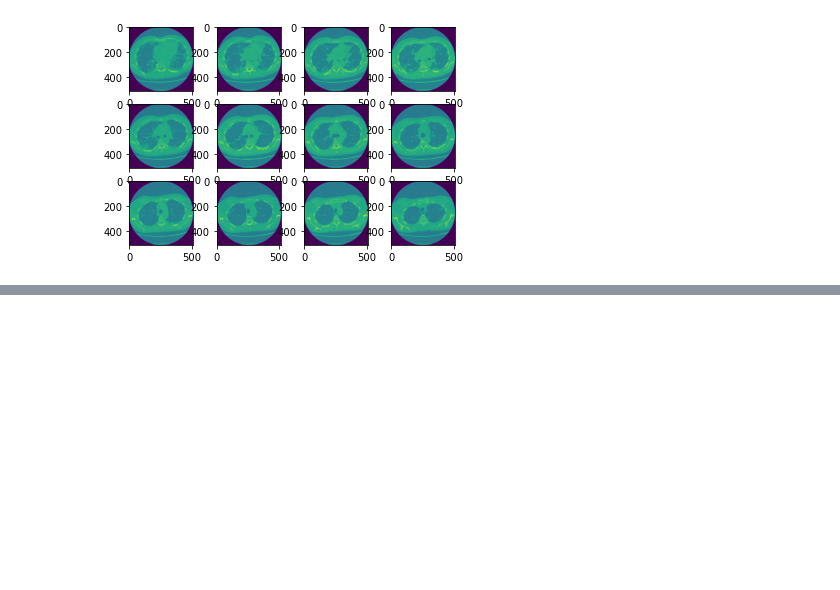
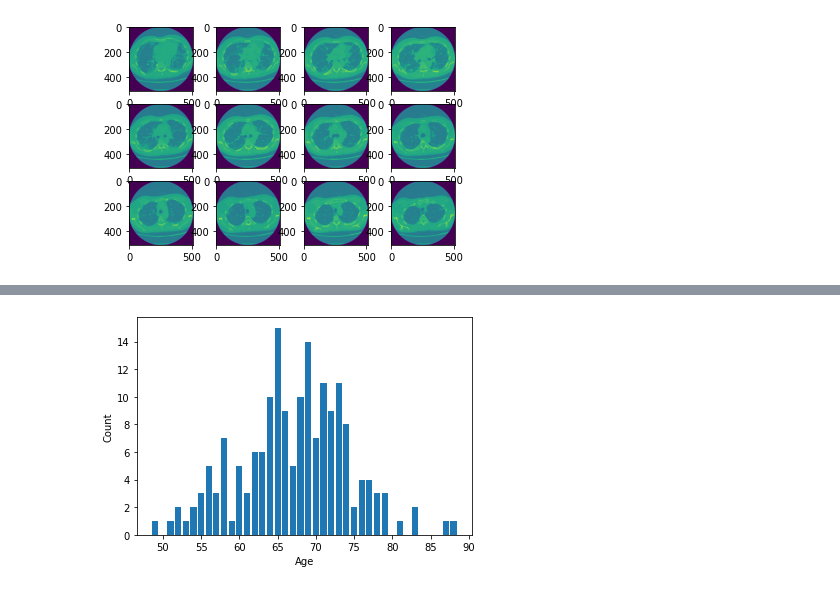
Before and after one commit to tjlogue4/kaggle-OSIC-Pulmonary-Fibrosis-Progression, a Jupyter notebook: Exploration.ipynb, the cells around one changed output, grey strips where cells are left out. Cells and saved outputs as stored; diff of their text form; code cells hidden in the pictures; blank space fills up the shorter version.

```diff
--- a/Exploration.ipynb
+++ b/Exploration.ipynb
@@ -167,0 +187,2 @@ plt.show()
+# %%
+df = pd.read_csv('F:/OISC/osic-pulmonary-fibrosis-progression/train.csv')
@@ -167,0 +222,5 @@ plt.show()
+# %%
+#craete a dataframe with only patient information
+# the below line of code selects certain columns from df and creates a new df with them
+df_patient = df[['Patient', 'Age', 'Sex', 'SmokingStatus']]
+df_patient.head()
@@ -167,0 +234,5 @@ plt.show()
+# %%
+#each patient had multiple entries and we are left with a dataframe that has duplicates
+#we need to drop these duplicate rows before we can get valuable information about our patients
+df_patient = df_patient.drop_duplicates()
+df_patient
@@ -167,0 +267,5 @@ plt.show()
+# %%
+#lets see some demogrphics of our patients
+df_age = pd.DataFrame(df_patient['Age'].value_counts(sort = False))
+df_age
+#above we counted the occurance of each age and created a dataframe
@@ -167,0 +290,16 @@ plt.show()
+# %%
+#lets plot the above
+import matplotlib.pyplot as plt
+
+x = df_age.index #we could have renamed this to something more accurate like "Age"
+y = df_age['Age'] #pandas does wierd things when creating a dataframe, we could have renamed it, this should actually be the counts
+
+# name our axis
+plt.xlabel("Age")
+plt.ylabel("Count")
+
+#plot it
+plt.bar(x, y)
+plt.show()
+# %% [output]
+[figure, added]
```
Also changed, not shown: parts of 41 cells of this notebook, 5 other files.
